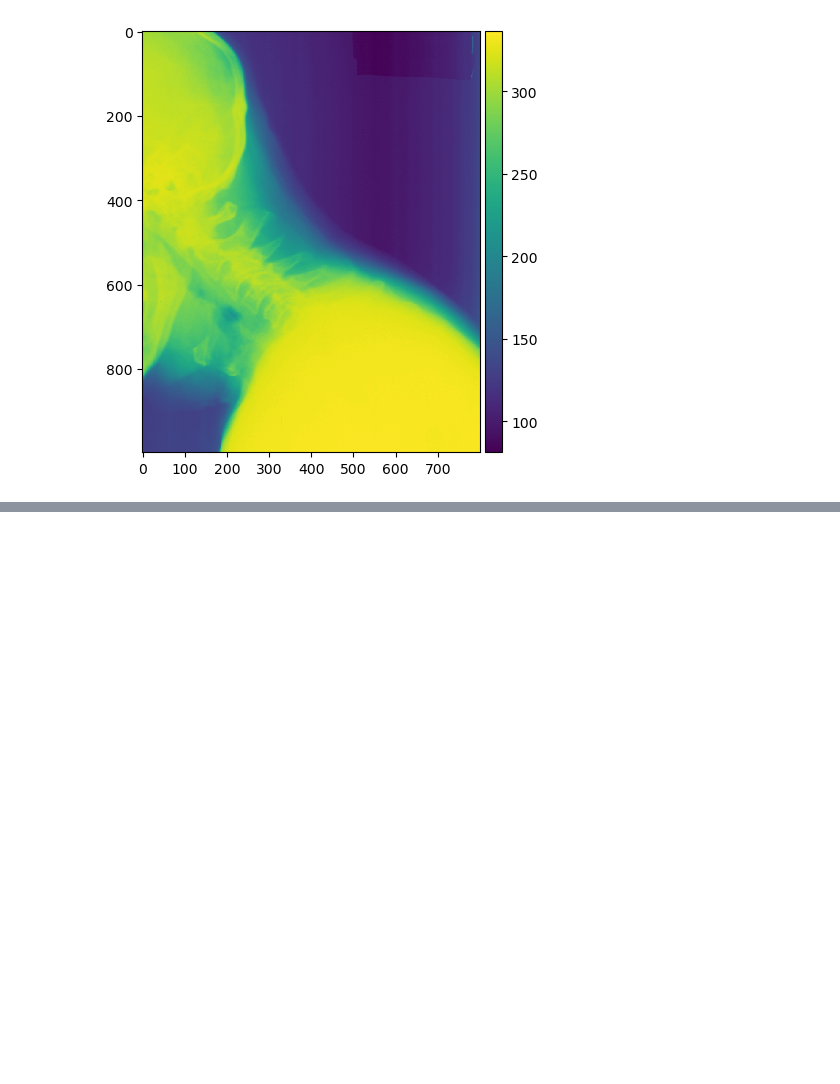
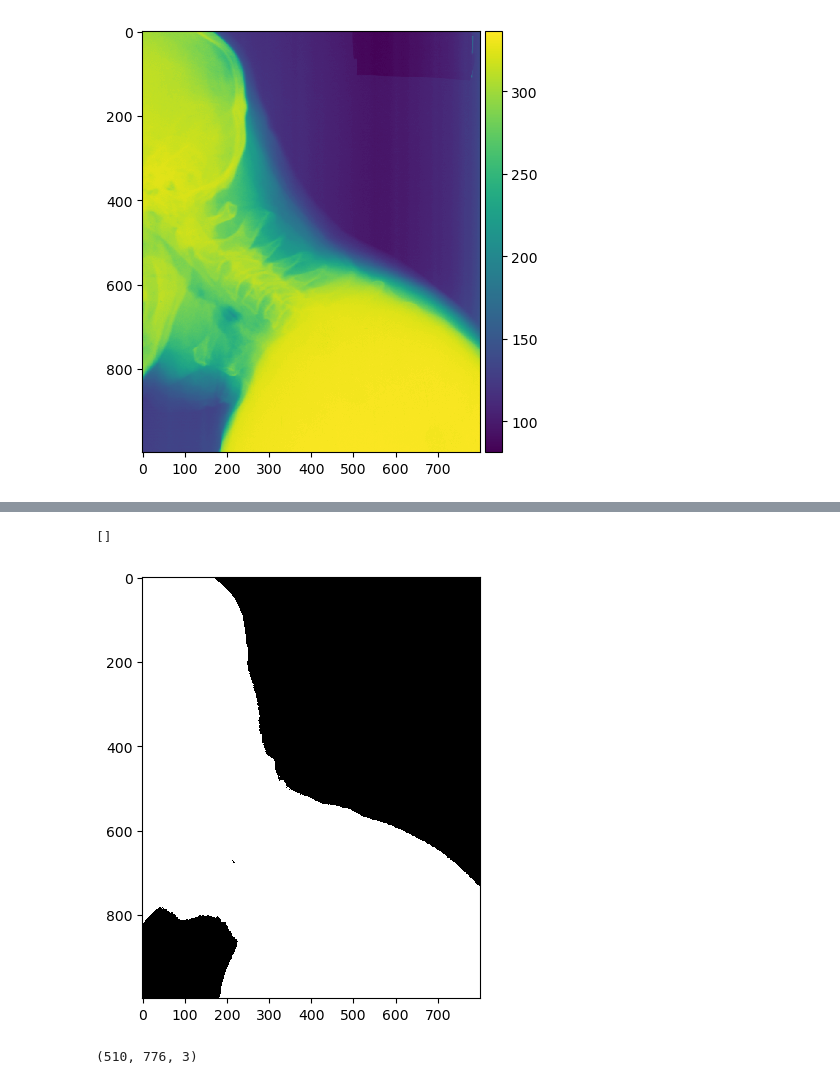
Before and after one commit to MonkeScripts/02502-Image-Analysis, a Jupyter notebook: week3/ex3.ipynb, the cells around one changed output, grey strips where cells are left out. Drawn from its saved outputs; the diff is of its cells as text; code cells hidden in the pictures; blank space fills up the shorter version.

```diff
--- a/week3/ex3.ipynb
+++ b/week3/ex3.ipynb
@@ -78,0 +128,16 @@ plt.plot()
+# %%
+from skimage.filters import threshold_otsu
+threshold = threshold_otsu(vertebra_img)
+otsu_img = threshold_image(vertebra_img, threshold)
+io.imshow(otsu_img)
+plt.plot()
+# %% [output]
+[]
+[figure, added]
+# %%
+input_path = "data/"
+dark_path = "dark_background.png"
+dark_img = io.imread(input_path + dark_path)
+dark_img.shape
+# %% [output]
+(510, 776, 3)
```
Also changed, not shown: parts of 17 cells of this notebook, 3 other files.
